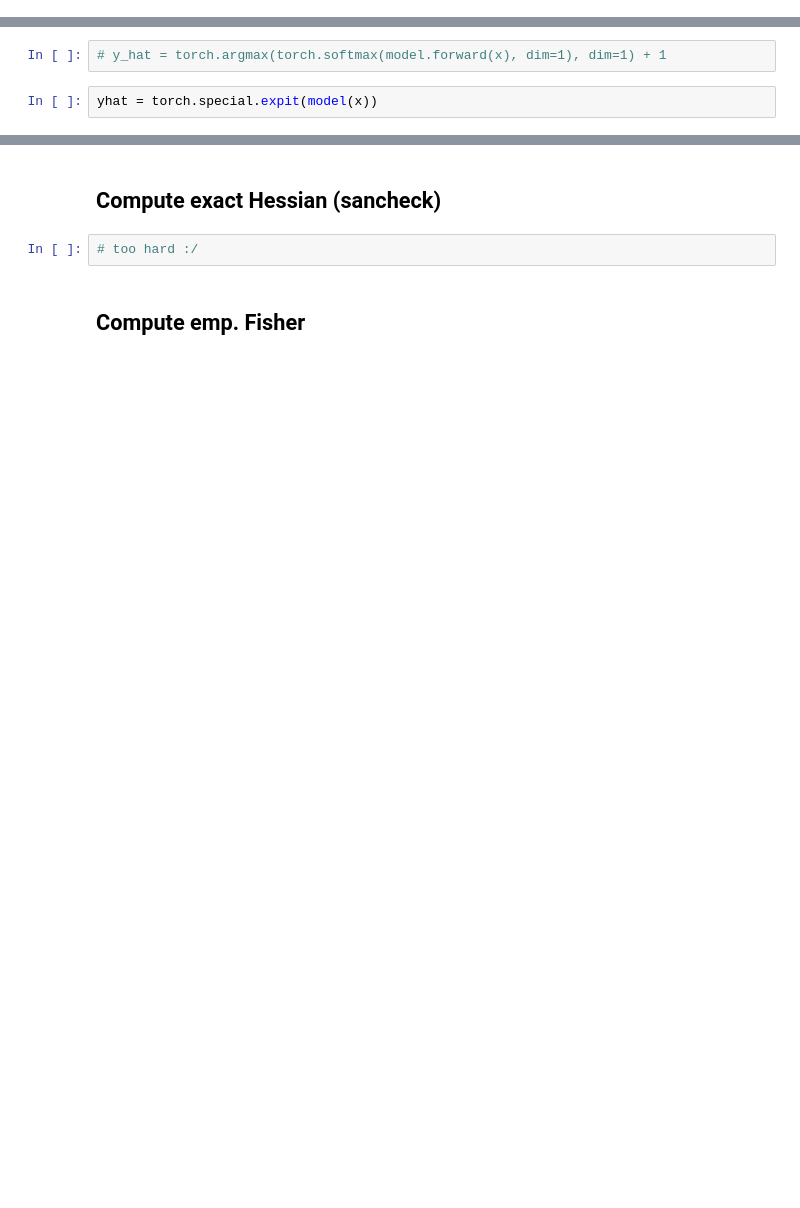
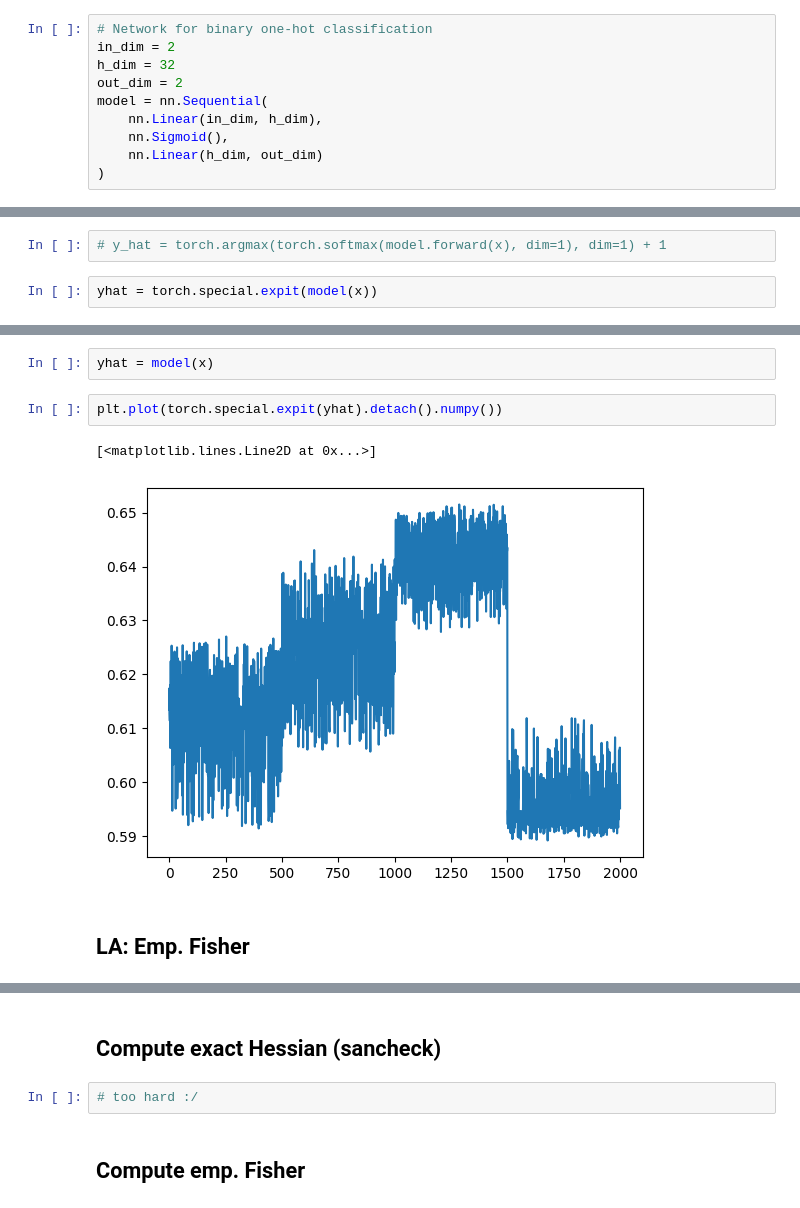
Before and after one commit to JuliaTrustworthyAI/LaplaceRedux.jl, a Jupyter notebook: dev/notebooks/KFAC/sb/Trial_KFAC_Torch.py.ipynb, the cells around one changed output, grey strips where cells are left out. Cells and saved outputs as stored; diff of their text form; blank space fills up the shorter version.

```diff
--- a/dev/notebooks/KFAC/sb/Trial_KFAC_Torch.py.ipynb
+++ b/dev/notebooks/KFAC/sb/Trial_KFAC_Torch.py.ipynb
@@ -28,0 +42,10 @@ y = torch.from_numpy(Y_df.to_numpy()).to(torch.float32)
+# %%
+# Network for binary one-hot classification
+in_dim = 2
+h_dim = 32
+out_dim = 2
+model = nn.Sequential(
+    nn.Linear(in_dim, h_dim),
+    nn.Sigmoid(),
+    nn.Linear(h_dim, out_dim)
+)
@@ -73,0 +134,9 @@ True
+# %%
+yhat = model(x)
+# %%
+plt.plot(torch.special.expit(yhat).detach().numpy())
+# %% [output]
+[<matplotlib.lines.Line2D at 0x...>]
+[figure, added]
+# %% [markdown]
+## LA: Emp. Fisher
```
Also changed, not shown: parts of 30 cells of this notebook.
